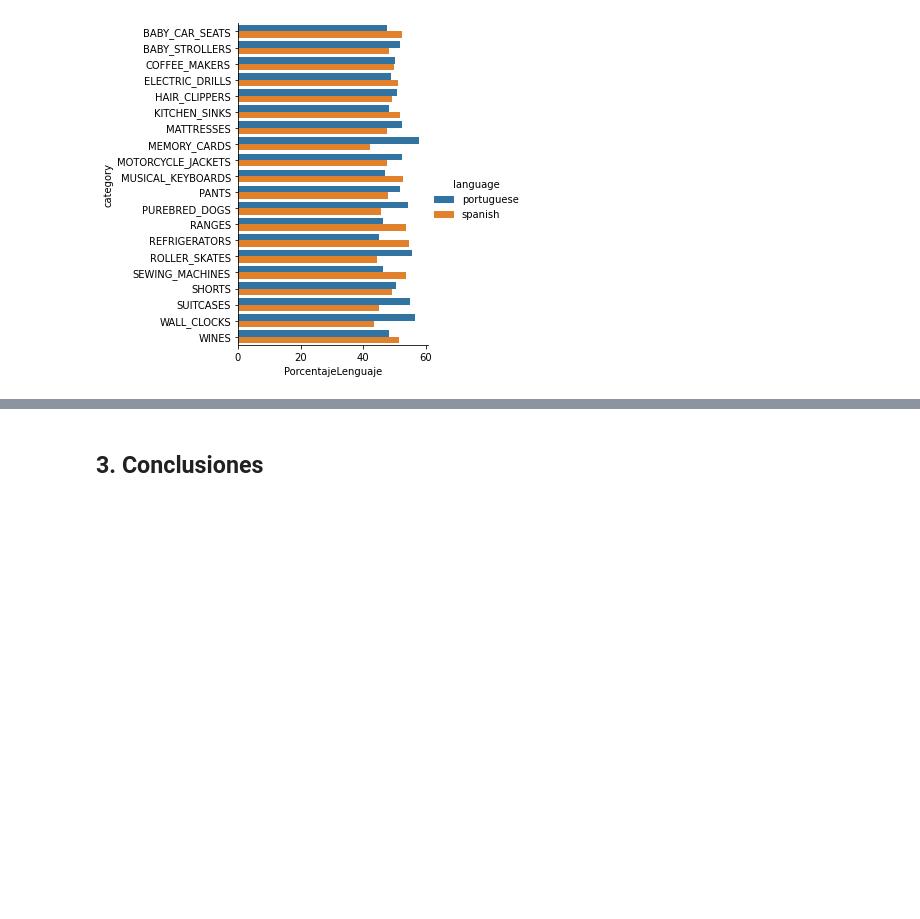
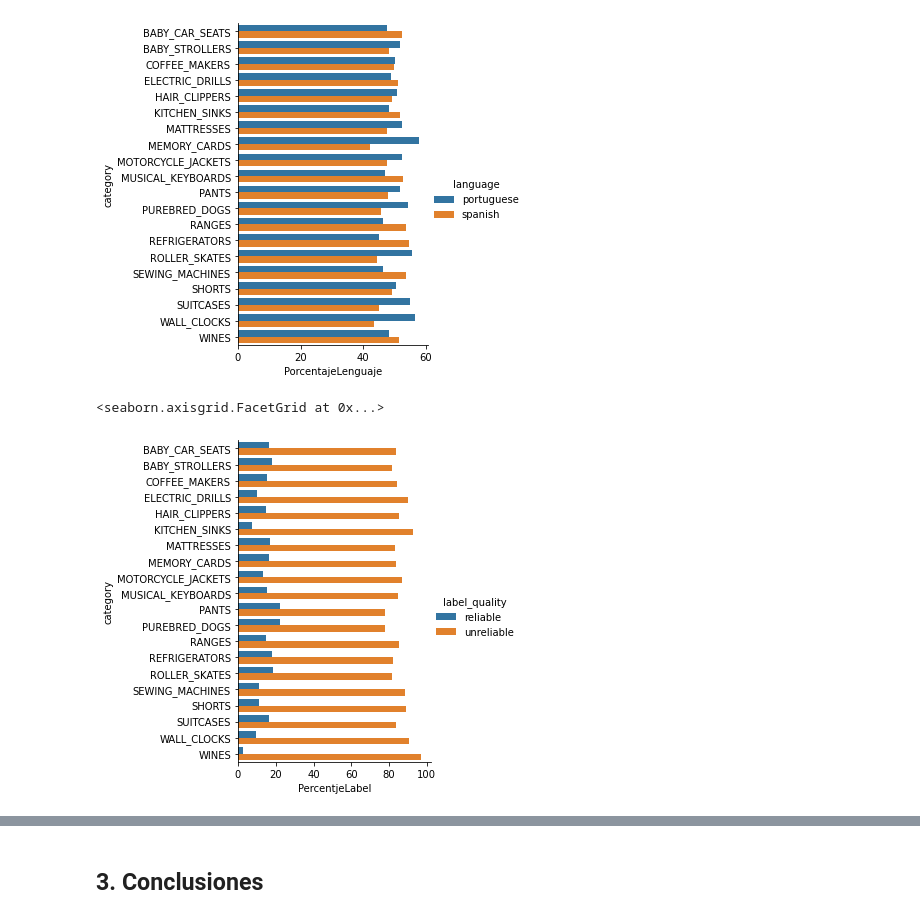
Before and after one commit to mgobbi289/DiploDatos, a Jupyter notebook: Mentoria/DiploDatos2021-main/01-Analisis_y_Visualizacion.ipynb, the cells around one changed output, grey strips where cells are left out. Drawn from its saved outputs; the diff is of its cells as text; code cells hidden in the pictures; blank space fills up the shorter version.

```diff
--- a/Mentoria/DiploDatos2021-main/01-Analisis_y_Visualizacion.ipynb
+++ b/Mentoria/DiploDatos2021-main/01-Analisis_y_Visualizacion.ipynb
@@ -126,3 +92,18 @@ sns.catplot(x='PorcentajeLenguaje', y='category',hue ='language' , data=conctat,
 # %% [output]
 <seaborn.axisgrid.FacetGrid at 0x...>
 [figure]
+# %%
+# 3 Proporción de label quality dentro de cada categoría.
+category_lebel_count = df_dataset.groupby(["category","label_quality"], as_index=False).count()
+category_lebel_count = category_lebel_count.drop(['language'], axis=1)
+category_lebel_count = category_lebel_count.rename(columns = {'title': 'frecuency'}, inplace = False)
+category_lebel_percent = pd.merge(category_lebel_count,category_count, on='category')
+category_lebel_percent['PercentjeLabel'] = (category_lebel_percent['frecuency'] * 100)/category_lebel_percent['count']
+category_lebel_percent = category_lebel_percent.drop(['frecuency','count'], axis=1)
+#category_lebel_percent
+# %%
+#Mostramos en catplot la Proporción de publicaciones en español y portugues dentro de cada categoría
+sns.catplot(x='PercentjeLabel', y='category',hue ='label_quality' , data=category_lebel_percent, kind='bar')
+# %% [output]
+<seaborn.axisgrid.FacetGrid at 0x...>
+[figure, added]
```
Also changed, not shown: parts of 7 cells of this notebook.
